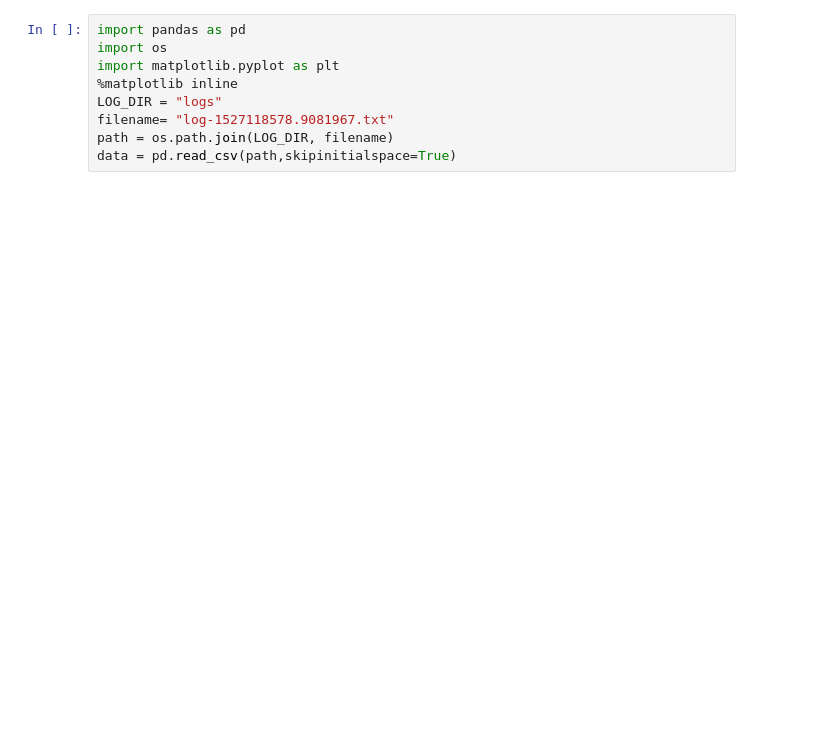
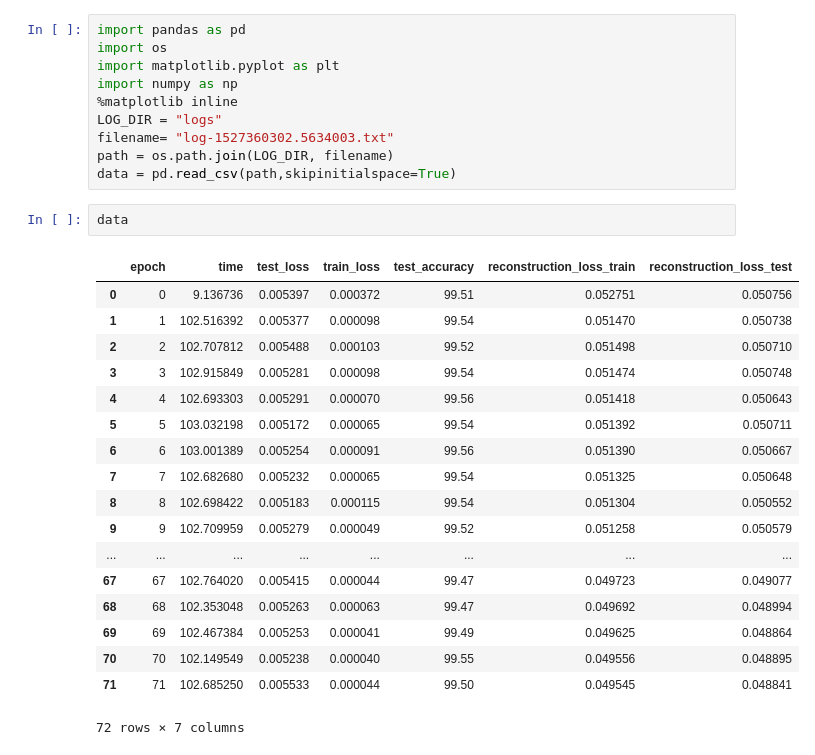
Before and after one commit to ethanleet/CapsNet, a Jupyter notebook: Statistics plotting.ipynb, the cells around one changed output. Saved outputs shown, nothing was run; the diff lists cells and outputs as text; blank space fills up the shorter version.

```diff
--- a/Statistics plotting.ipynb
+++ b/Statistics plotting.ipynb
@@ -2,11 +2,33 @@
 import pandas as pd
 import os
 import matplotlib.pyplot as plt
+import numpy as np
 %matplotlib inline
 LOG_DIR = "logs"
-filename= "log-1527118578.9081967.txt"
+filename= "log-1527360302.5634003.txt"
 path = os.path.join(LOG_DIR, filename)
 data = pd.read_csv(path,skipinitialspace=True)
+# %%
+data
+# %% [output]
+|  | epoch | time | test_loss | train_loss | test_accuracy | reconstruction_loss_train | reconstruction_loss_test |
+| 0 | 0 | 9.136736 | 0.005397 | 0.000372 | 99.51 | 0.052751 | 0.050756 |
+| 1 | 1 | 102.516392 | 0.005377 | 0.000098 | 99.54 | 0.051470 | 0.050738 |
+| 2 | 2 | 102.707812 | 0.005488 | 0.000103 | 99.52 | 0.051498 | 0.050710 |
+| 3 | 3 | 102.915849 | 0.005281 | 0.000098 | 99.54 | 0.051474 | 0.050748 |
+| 4 | 4 | 102.693303 | 0.005291 | 0.000070 | 99.56 | 0.051418 | 0.050643 |
+| 5 | 5 | 103.032198 | 0.005172 | 0.000065 | 99.54 | 0.051392 | 0.050711 |
+| 6 | 6 | 103.001389 | 0.005254 | 0.000091 | 99.56 | 0.051390 | 0.050667 |
+| 7 | 7 | 102.682680 | 0.005232 | 0.000065 | 99.54 | 0.051325 | 0.050648 |
+| 8 | 8 | 102.698422 | 0.005183 | 0.000115 | 99.54 | 0.051304 | 0.050552 |
+| 9 | 9 | 102.709959 | 0.005279 | 0.000049 | 99.52 | 0.051258 | 0.050579 |
+| ... | ... | ... | ... | ... | ... | ... | ... |
+| 67 | 67 | 102.764020 | 0.005415 | 0.000044 | 99.47 | 0.049723 | 0.049077 |
+| 68 | 68 | 102.353048 | 0.005263 | 0.000063 | 99.47 | 0.049692 | 0.048994 |
+| 69 | 69 | 102.467384 | 0.005253 | 0.000041 | 99.49 | 0.049625 | 0.048864 |
+| 70 | 70 | 102.149549 | 0.005238 | 0.000040 | 99.55 | 0.049556 | 0.048895 |
+| 71 | 71 | 102.685250 | 0.005533 | 0.000044 | 99.50 | 0.049545 | 0.048841 |
+72 rows × 7 columns
 # %%
 
 plt.figure(figsize=(20,10))
```
Also changed, not shown: parts of 5 cells of this notebook, 6 other files.
